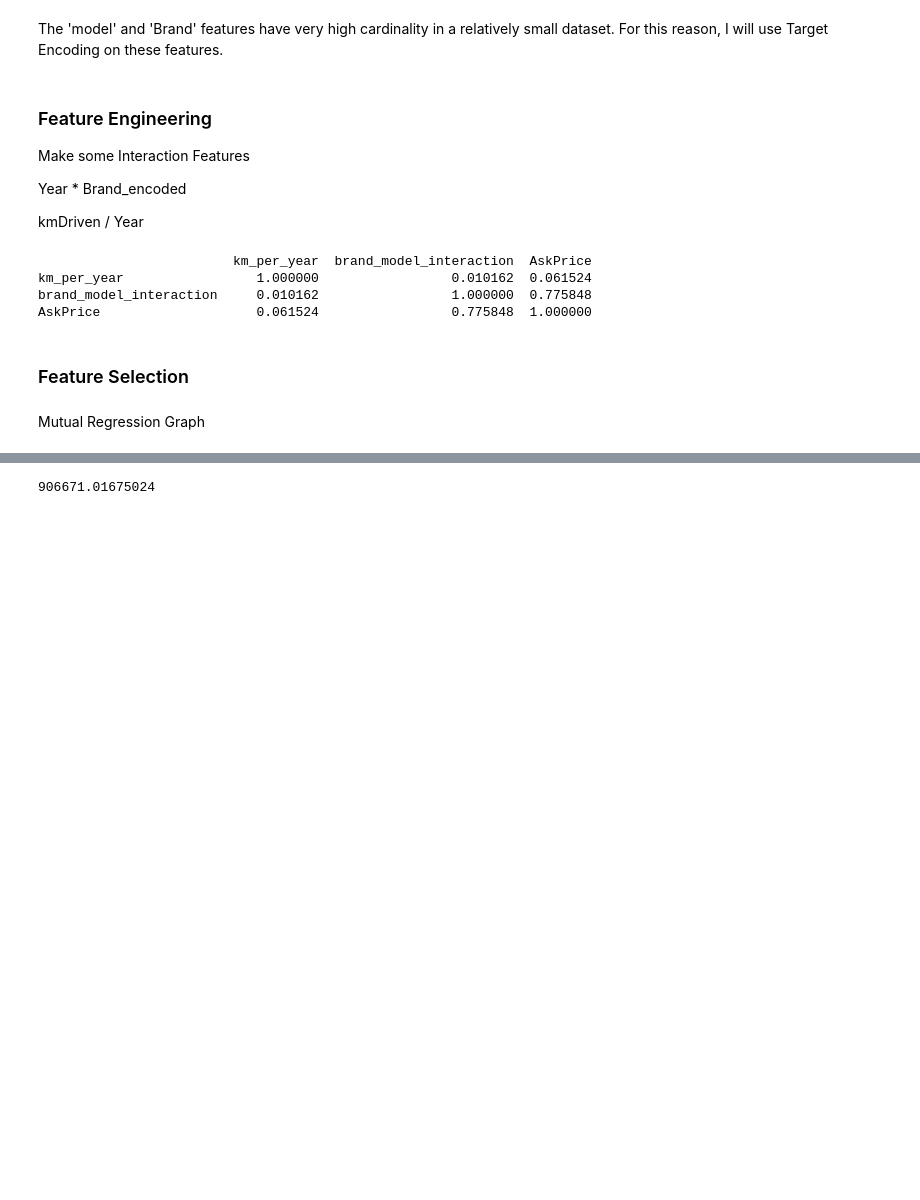
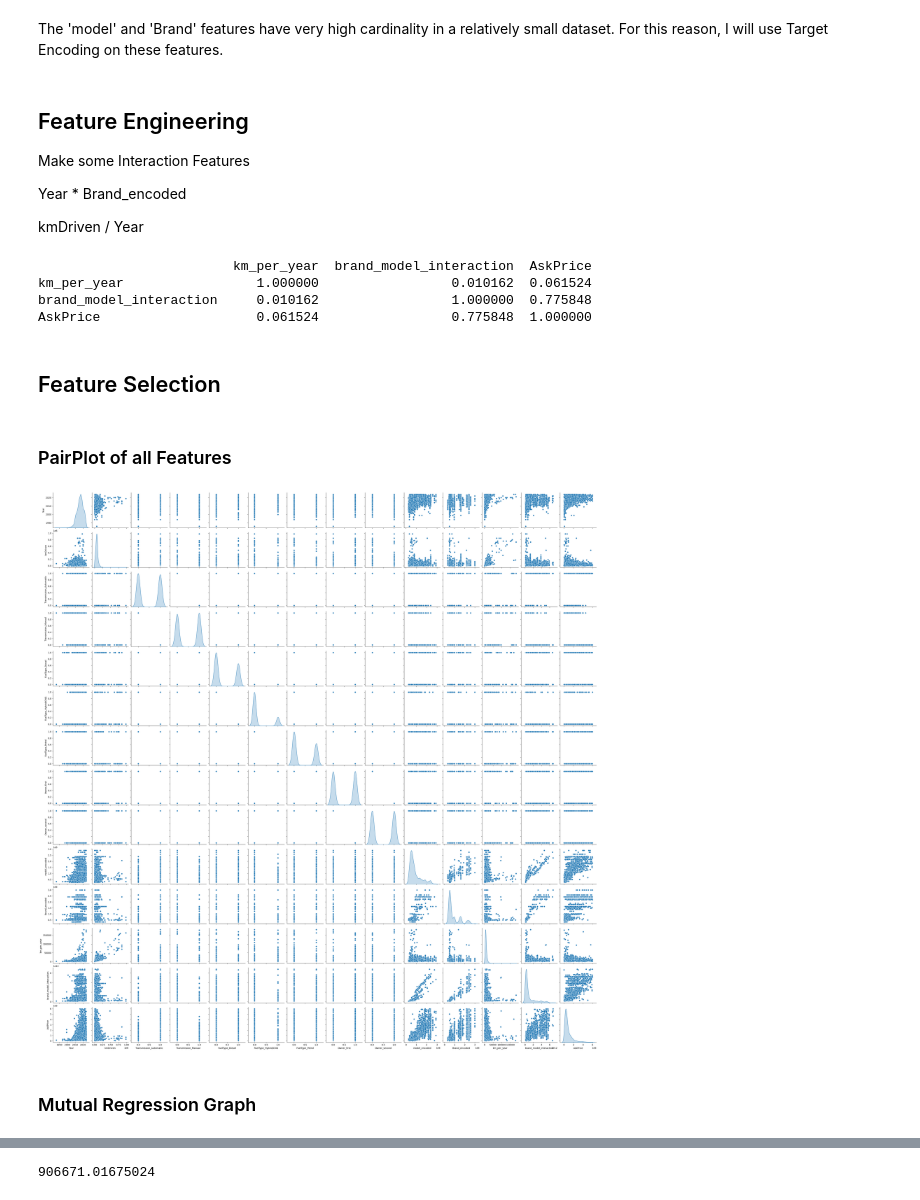
Before and after one commit to johnpospisil/used-car-values-in-india, a Jupyter notebook: used-car-values-in-india.ipynb, the cells around one changed output, grey strips where cells are left out. Saved outputs shown, nothing was run; the diff lists cells and outputs as text; code cells hidden in the pictures; blank space fills up the shorter version.

```diff
--- a/used-car-values-in-india.ipynb
+++ b/used-car-values-in-india.ipynb
@@ -930,7 +919,7 @@ X_train['Brand_encoded'], X_test['Brand_encoded'] = target_encode(
 X_train = X_train.drop(columns=['model', 'Brand', 'AskPrice'])
 X_test = X_test.drop(columns=['model', 'Brand'])
 # %% [markdown]
-### Feature Engineering
+## Feature Engineering
 
 Make some Interaction Features
 
@@ -962,9 +951,20 @@ km_per_year                 1.000000                 0.010162  0.061524
 brand_model_interaction     0.010162                 1.000000  0.775848
 AskPrice                    0.061524                 0.775848  1.000000
 # %% [markdown]
-### Feature Selection
+## Feature Selection
+# %% [markdown]
+### PairPlot of all Features
+# %%
+# Combine X_train and y_train
+train_data = pd.concat([X_train, y_train], axis=1)
+
+# Plot a pairplot
+sns.pairplot(train_data, diag_kind='kde')
+plt.show()
+# %% [output]
+[figure, added]
 # %% [markdown]
-Mutual Regression Graph
+### Mutual Regression Graph
 # %%
 from sklearn.feature_selection import mutual_info_regression
 mutual_info = mutual_info_regression(X_train, y_train)
```
Also changed, not shown: parts of 13 cells of this notebook.
